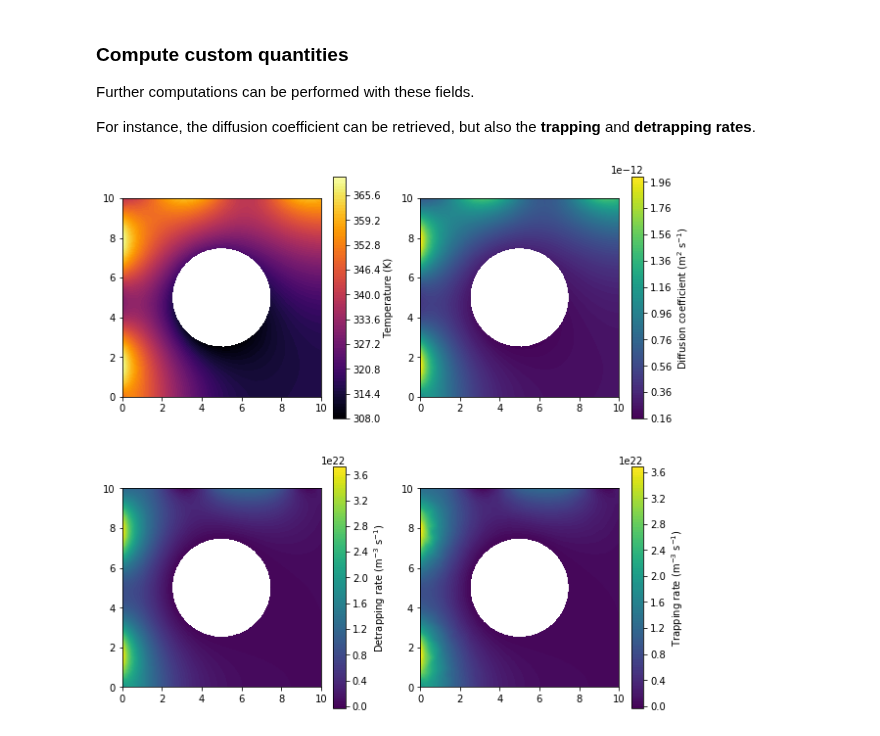
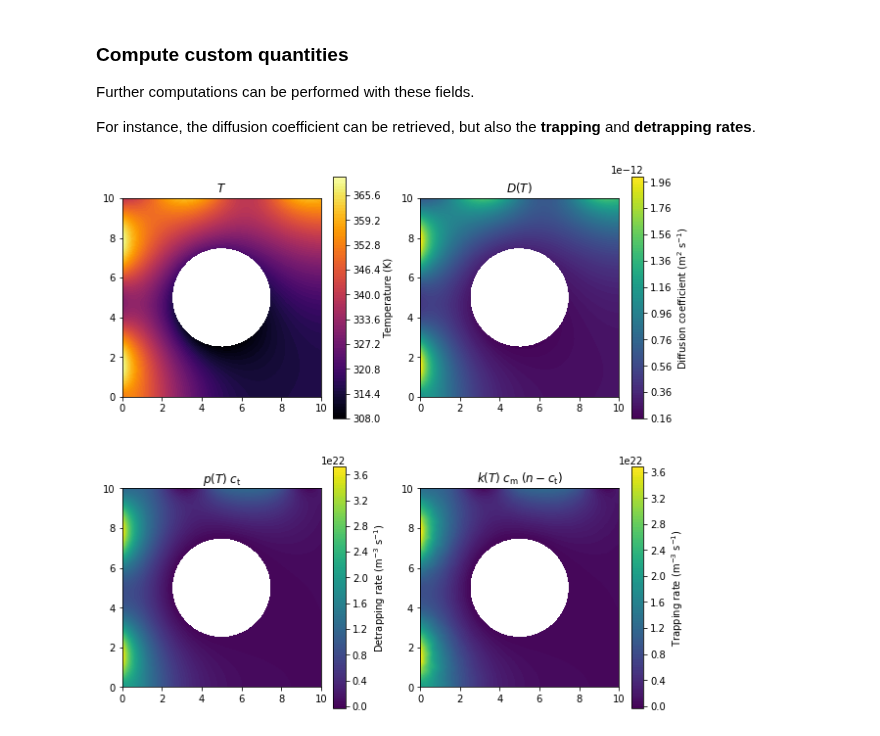
Before and after one commit to festim-dev/FESTIM, a Jupyter notebook: demos/demo_coupled_heat_transfer.ipynb, the cells around one changed output. Drawn from its saved outputs; the diff is of its cells as text; code cells hidden in the pictures.

```diff
--- a/demos/demo_coupled_heat_transfer.ipynb
+++ b/demos/demo_coupled_heat_transfer.ipynb
@@ -75,7 +75,7 @@ from mshr import Rectangle, Circle, generate_mesh
 lx = ly = 10
 cx = cy = lx / 2.0
 radius = 2.5
-res = 30
+res = 40
 rectangle = Rectangle(Point(0, 0), Point(lx, ly))
 hole = Circle(Point(cx, cy), radius)
 mesh_fenics = generate_mesh(rectangle - hole, res)
@@ -203,7 +203,7 @@ solving_parameters = {
     "type": "solve_stationary",
 
     "newton_solver": {
-        "absolute_tolerance": 1e10,
+        "absolute_tolerance": 1e-9,
         "relative_tolerance": 1e-9,
         "maximum_iterations": 50,
     },
@@ -345,34 +349,40 @@ For instance, the diffusion coefficient can be retrieved, but also the **trappin
 from fenics import exp, project
 from FESTIM import k_B
 
 fig, ((ax1, ax2), (ax3, ax4)) = plt.subplots(2, 2, figsize=(10, 10))
 
 # plot temperature
 plt.sca(ax1)
 CF = plot(T, cmap="inferno", levels=100)
 CB = plt.colorbar(CF, label="Temperature (K)")
+ax1.set_title('$T$')
 
 # computing the diffusion coefficient in m2 s-1
 D = 4.1e-7*exp(-0.39/k_B/T)
 plt.sca(ax2)
 CF = plot(D, levels=100)
 CB = plt.colorbar(CF, label="Diffusion coefficient (m$^2$ s$^{-1}$)")
+ax2.set_title('$D(T)$')
 
 # computing the detrapping rate in m-3 s-1
 p = 8.4e12*exp(-0.9/k_B/T)
 detrapping_rate = p*trap1
 plt.sca(ax3)
 CF = plot(detrapping_rate, levels=100)
 CB = plt.colorbar(CF, label="Detrapping rate (m$^{-3}$ s$^{-1}$)")
+ax3.set_title('$p(T) \;c_\mathrm{t}$')
 
 # computing the trapping rate in m-3 s-1
 k = 3.8e-17*exp(-0.39/k_B/T)
-density = 1e25
-trapping_rate = project(k*solute*(density - trap1), FunctionSpace(mesh, "DG", 1))
+trap_density = 1e25
+trapping_rate = project(
+    k*solute*(trap_density - trap1),
+    FunctionSpace(mesh, "DG", 1)
+)
 plt.sca(ax4)
 CF = plot(trapping_rate, levels=100)
 CB = plt.colorbar(CF, label="Trapping rate (m$^{-3}$ s$^{-1}$)")
-
+ax4.set_title('$k(T) \;c_\mathrm{m} \;(n-c_\mathrm{t})$')
 plt.show()
 # %% [output]
-[figure, old version]
+[figure, new version]
```
Also changed, not shown: parts of 3 cells of this notebook.
